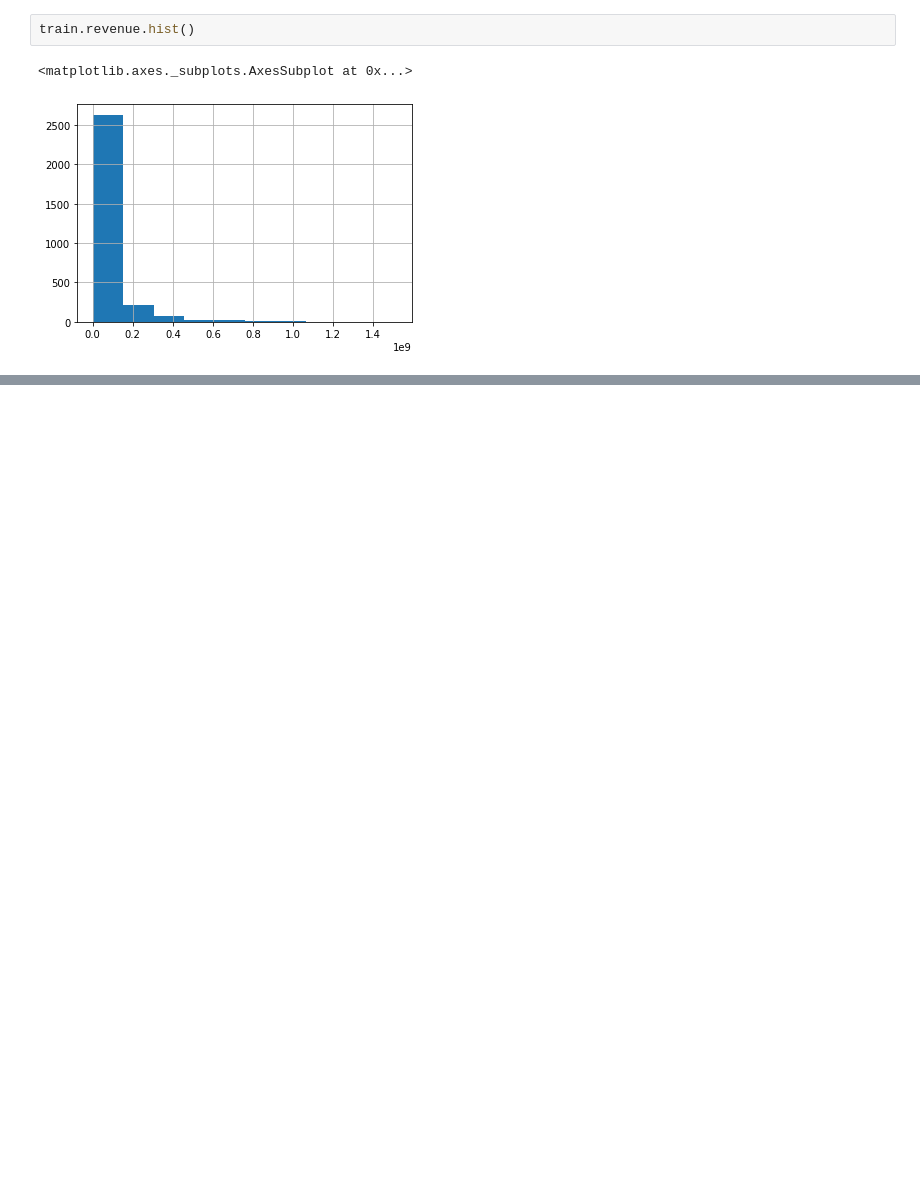
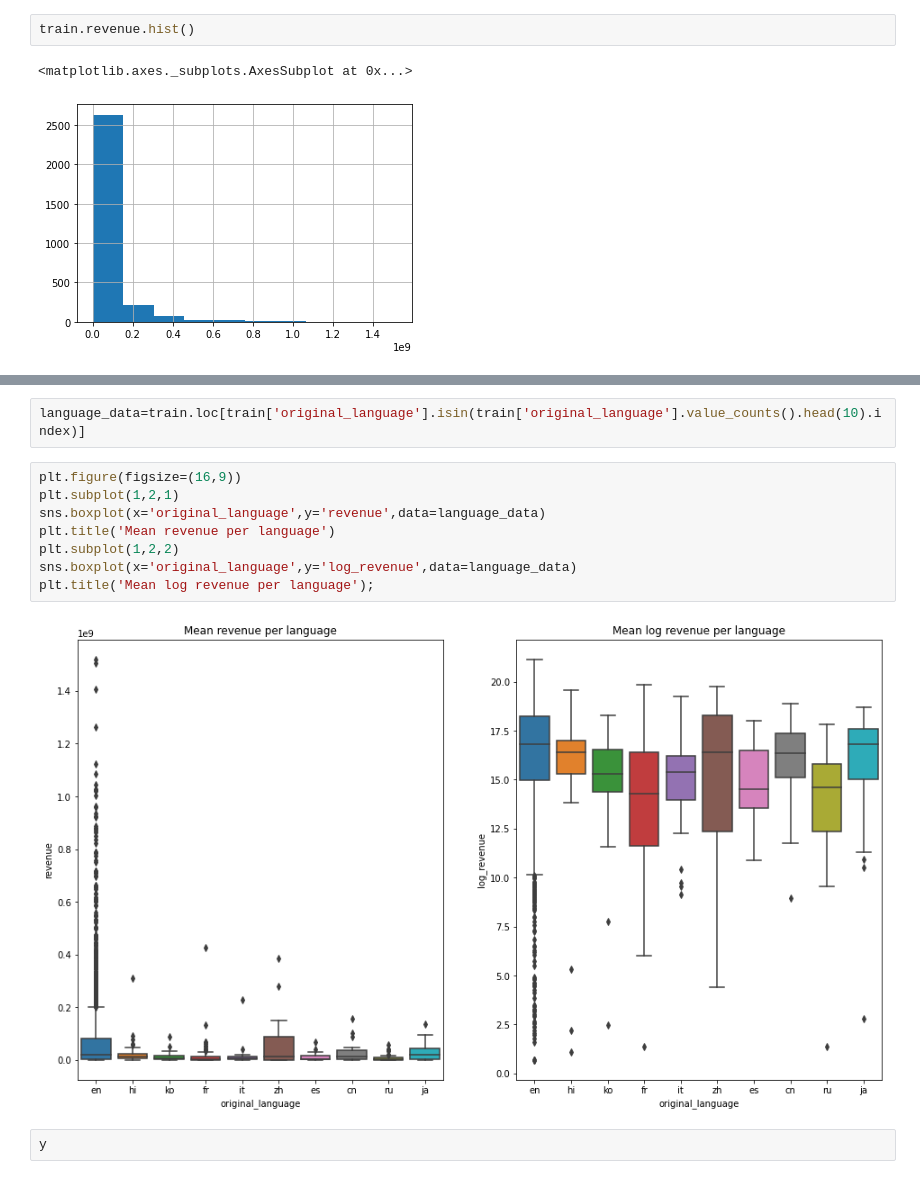
Before and after one commit to kvs-1998/BoxOfficePrediction, a Jupyter notebook: BoxOfficePrediction.ipynb, the cells around one changed output, grey strips where cells are left out. Saved outputs shown, nothing was run; the diff lists cells and outputs as text; blank space fills up the shorter version.

```diff
--- a/BoxOfficePrediction.ipynb
+++ b/BoxOfficePrediction.ipynb
@@ -100,0 +134,14 @@ Name: revenue, Length: 3000, dtype: int64
+# %%
+language_data=train.loc[train['original_language'].isin(train['original_language'].value_counts().head(10).index)]
+# %%
+plt.figure(figsize=(16,9))
+plt.subplot(1,2,1)
+sns.boxplot(x='original_language',y='revenue',data=language_data)
+plt.title('Mean revenue per language')
+plt.subplot(1,2,2)
+sns.boxplot(x='original_language',y='log_revenue',data=language_data)
+plt.title('Mean log revenue per language');
+# %% [output]
+[figure, added]
+# %%
+y
```
Also changed, not shown: parts of 15 cells of this notebook.
